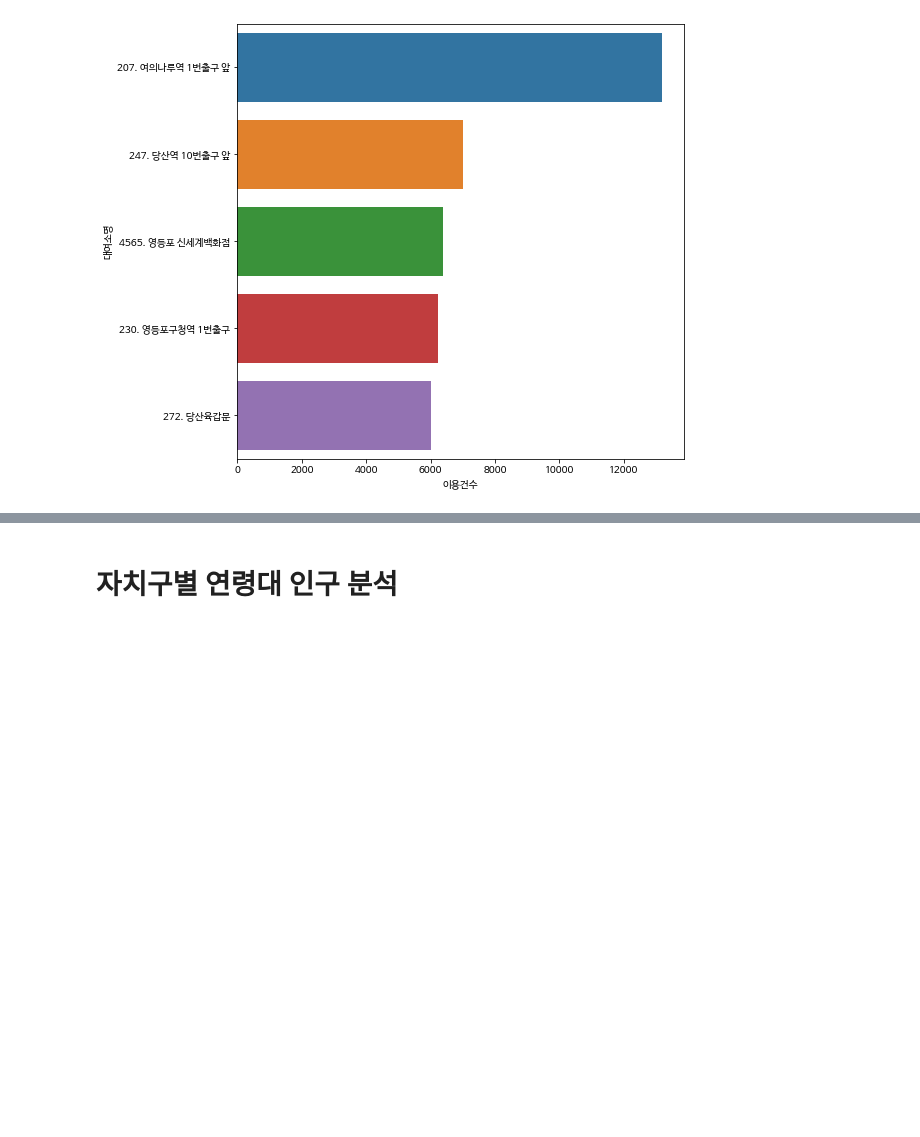
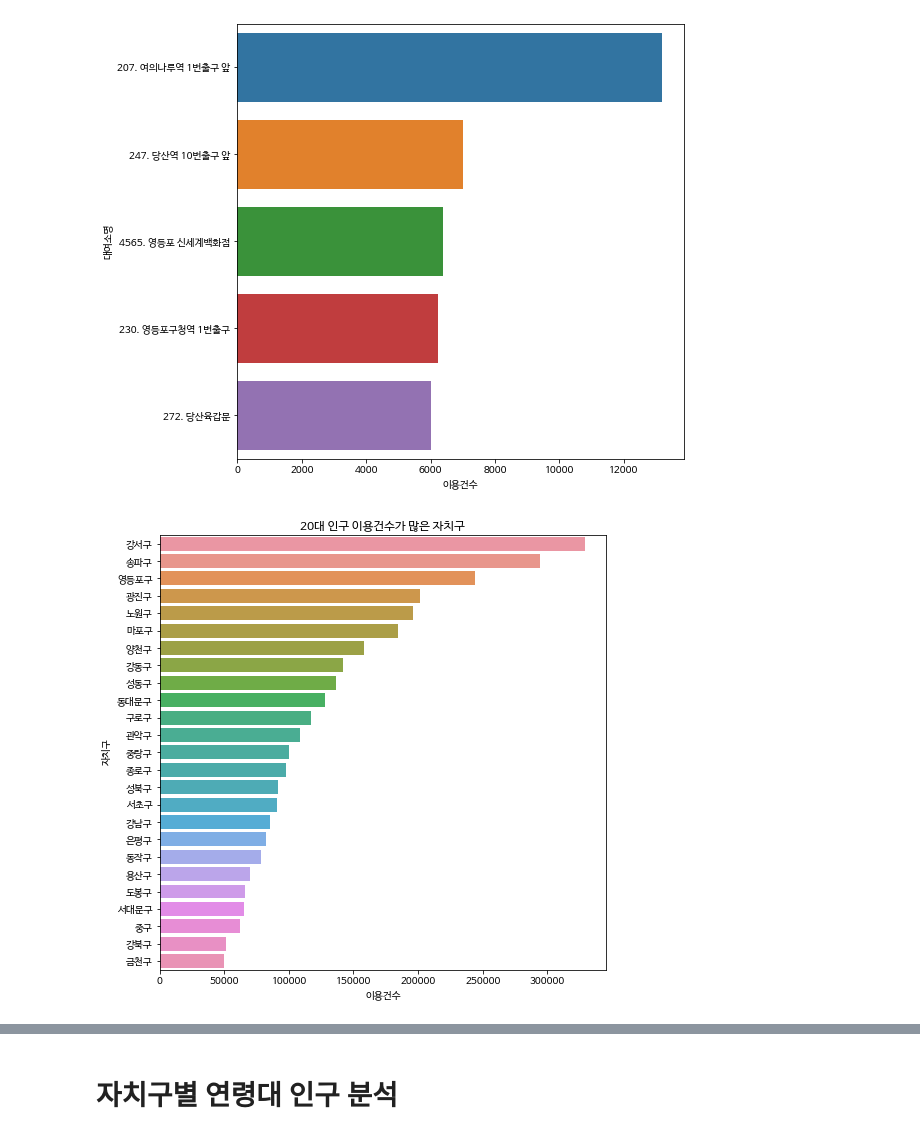
Before and after one commit to Aimerlee123/Python-teamproject, a Jupyter notebook: 공공자전거_이용현황_분석.ipynb, the cells around one changed output, grey strips where cells are left out. Saved outputs shown, nothing was run; the diff lists cells and outputs as text; code cells hidden in the pictures; blank space fills up the shorter version.

```diff
--- a/공공자전거_이용현황_분석.ipynb
+++ b/공공자전거_이용현황_분석.ipynb
@@ -360,3 +367,14 @@ sns.barplot(data=yeo5,x='이용건수',y='대여소명')
 plt.show()
 # %% [output]
 [figure]
+# %%
+gu_group=df3_20.groupby(by=["자치구"],as_index=False)
+gu_sum=gu_group["이용건수"].sum()
+# %%
+gu_sum.sort_values(by='이용건수',ascending=False,inplace=True)
+plt.figure(figsize=(8,8))
+sns.barplot(data=gu_sum,x='이용건수',y='자치구')
+plt.title("20대 인구 이용건수가 많은 자치구")
+plt.show()
+# %% [output]
+[figure, added]
```
Also changed, not shown: parts of 3 cells of this notebook.
